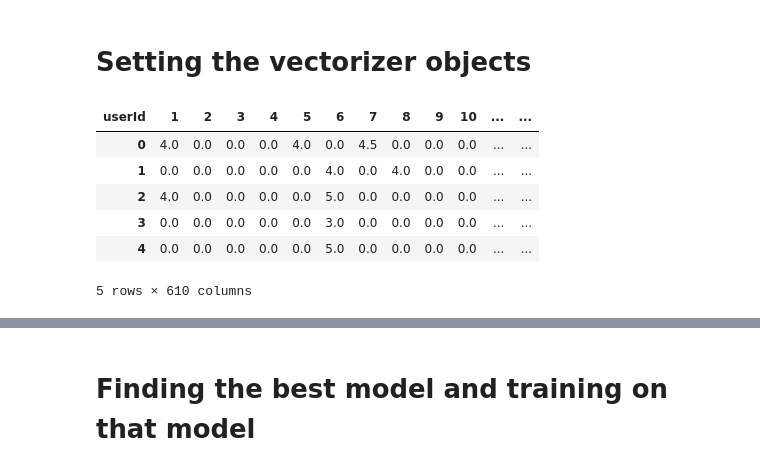
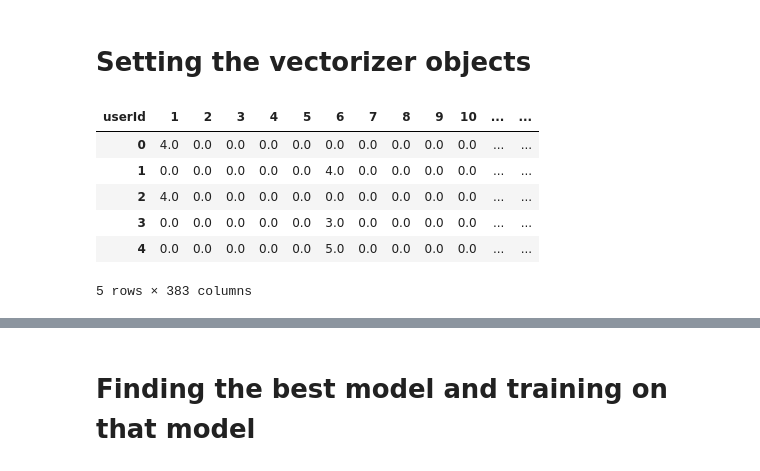
Before and after one commit to Corneth/Movie-Lens-Recommender, a Jupyter notebook: Mod 4 project file.ipynb, the cells around one changed output, grey strips where cells are left out. Saved outputs shown, nothing was run; the diff lists cells and outputs as text; code cells hidden in the pictures.

```diff
--- a/Mod 4 project file.ipynb
+++ b/Mod 4 project file.ipynb
@@ -189,11 +225,11 @@ lower.head(10)
 # Fixing the cold start problem
 The cold start problem is where a new user comes in and we have nothing to recommend to them. This will somewhat solve that problem by asking them to rate a few movies at random and setting it into the dataframe and allowing us to be able to perform some sort of customizing based off of that data.
 # %%
-user_movies = user_interest()
+user_movies,user = user_interest()
 print("")
 print('User movie interest Dataframe')
 display(user_movies.head())
-df = df.append(user_movies)
+
 print('')
 print('Checking dataframe for additions')
 df.tail()
@@ -221,0 +290,9 @@ Checking dataframe for additions
+# %%
+user_movies = user_movies.drop(['title','genres','release year'],axis = 1)
+
+to_ratings.head()
+# to_ratings = to_ratings.drop('Recommended Score',axis = 1)
+# new_ratings = new_ratings.append(to_ratings)
+# new_ratings.tail(10)
+ratings = ratings.append(user_movies)
+ratings.tail()
@@ -221,0 +306,2 @@ Checking dataframe for additions
+# %%
+ratings = ratings.drop(['title','genres','release year'],axis = 1)
@@ -222,14 +317,16 @@ Checking dataframe for additions
 # %% [markdown]
 # Setting the vectorizer objects
+# %%
+matrix = ratings.drop_duplicates(subset = 'movieId',keep = 'first')
 # %%
-ratings_pivot = ratings.pivot(index = 'movieId',columns = 'userId', values='rating').reset_index(drop = True)
+ratings_pivot = matrix.pivot(index = 'movieId',columns = 'userId', values='rating').reset_index(drop = True)
 ratings_pivot.fillna(0, inplace = True)
 ratings_pivot.head()
 # %% [output]
 | userId | 1 | 2 | 3 | 4 | 5 | 6 | 7 | 8 | 9 | 10 | ... | ... |
-| 0 | 4.0 | 0.0 | 0.0 | 0.0 | 4.0 | 0.0 | 4.5 | 0.0 | 0.0 | 0.0 | ... | ... |
-| 1 | 0.0 | 0.0 | 0.0 | 0.0 | 0.0 | 4.0 | 0.0 | 4.0 | 0.0 | 0.0 | ... | ... |
-| 2 | 4.0 | 0.0 | 0.0 | 0.0 | 0.0 | 5.0 | 0.0 | 0.0 | 0.0 | 0.0 | ... | ... |
+| 0 | 4.0 | 0.0 | 0.0 | 0.0 | 0.0 | 0.0 | 0.0 | 0.0 | 0.0 | 0.0 | ... | ... |
+| 1 | 0.0 | 0.0 | 0.0 | 0.0 | 0.0 | 4.0 | 0.0 | 0.0 | 0.0 | 0.0 | ... | ... |
+| 2 | 4.0 | 0.0 | 0.0 | 0.0 | 0.0 | 0.0 | 0.0 | 0.0 | 0.0 | 0.0 | ... | ... |
 | 3 | 0.0 | 0.0 | 0.0 | 0.0 | 0.0 | 3.0 | 0.0 | 0.0 | 0.0 | 0.0 | ... | ... |
 | 4 | 0.0 | 0.0 | 0.0 | 0.0 | 0.0 | 5.0 | 0.0 | 0.0 | 0.0 | 0.0 | ... | ... |
-5 rows × 610 columns
+5 rows × 383 columns
```
Also changed, not shown: parts of 55 cells of this notebook.
